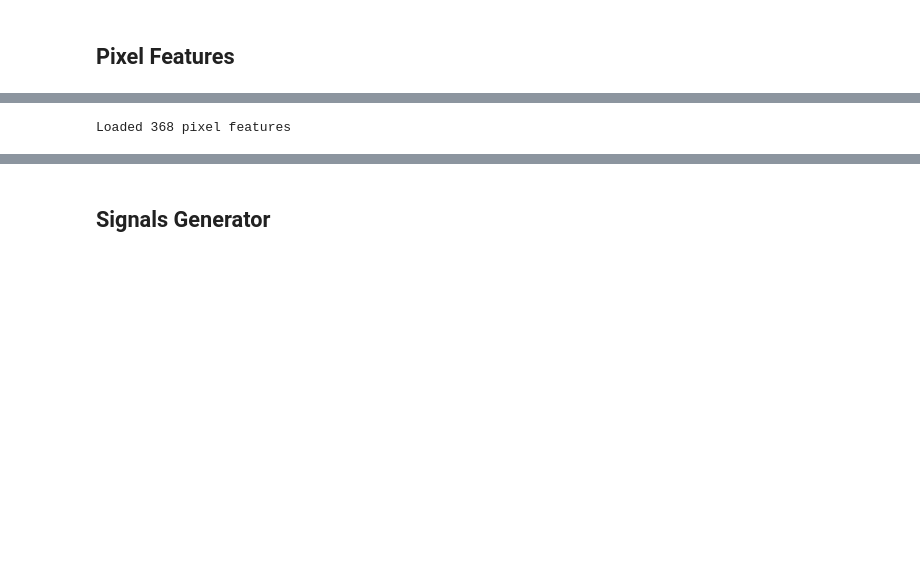
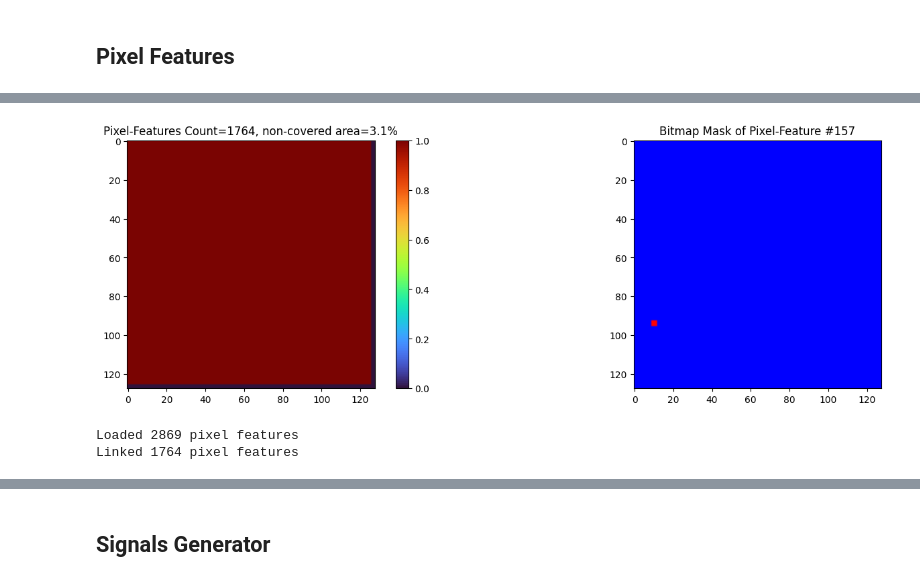
Before and after one commit to kocherovms/neurovision, a Jupyter notebook: mnist_recognition/transf_learn12.ipynb, the cells around one changed output, grey strips where cells are left out. Cells and saved outputs as stored; diff of their text form; code cells hidden in the pictures; blank space fills up the shorter version.

```diff
--- a/mnist_recognition/transf_learn12.ipynb
+++ b/mnist_recognition/transf_learn12.ipynb
@@ -243,11 +321,12 @@ sbv_to_nzb = lambda sbv: list(map(int, np.flatnonzero(sbv)))
 rng_for_pixel_features = np.random.default_rng(HP_PIXEL_FEATURES_RANDOM_SEED)
 # %%
 class PixelFeature:
-    def __init__(self, x, y, radius, bitmap_mask):
+    def __init__(self, x, y, radius, bitmap_mask, dist_mask):
         self.x = x
         self.y = y
         self.radius = radius
         self.bitmap_mask = bitmap_mask
+        self.dist_mask = dist_mask
         self.sbv = None
 # %%
 radius_to_pattern = {}
@@ -349,3 +437,69 @@ im = ax2.imshow(vec_to_square_matrix(pixel_features[random_pixel_feature_ind].bi
+# %%
+radius = max(radius_to_pattern.keys())
+
+mgrid = np.mgrid[0:config.sample_size, 0:config.sample_size]
+xs = mgrid[0].ravel()
+ys = mgrid[1].ravel()
+xy_list = np.vstack([xs, ys]).T
+assert np.all(np.all((xy_list >= 0) & (xy_list < config.sample_size), axis=1))
+
+bitmap_padding = 0
+bitmap = np.zeros((config.sample_size + bitmap_padding * 2, config.sample_size + bitmap_padding * 2))
+pixel_features = []
+
+# for overlap in [0, 0.25, 0.5]:
+for overlap in [0]:
+    for xy in xy_list:
+        if len(pixel_features) >= HP_PIXEL_FEATURES_COUNT:
+            break
+
+        if bitmap[xy[1], xy[0]] != 0:
+            continue
+
+        pattern = radius_to_pattern[radius]
+        i0, j0 = bitmap_padding, bitmap_padding
+        i = i0 + xy[1]
+        j = j0 + xy[0]
+        i_lo = i - radius
+        i_hi = i + radius + 1
+        j_lo = j - radius
+        j_hi = j + radius + 1
+
+        if i_lo < 0 or j_lo < 0 or i_hi > config.sample_size or j_hi > config.sample_size:
+            continue
+
+        merge_site = bitmap[i_lo:i_hi,j_lo:j_hi]
+        merge_site_mask = np.where(merge_site != 0, 1, 0)
+        assert pattern.shape == merge_site.shape
+        overlap_ratio = np.where(pattern != 0, merge_site_mask, 0).sum() / pattern.sum()
+
+        if overlap_ratio > overlap:
+            continue
+
+        merge_site = merge_site + pattern
+        bitmap[i-radius:i+radius+1,j-radius:j+radius+1] = merge_site
+        pixel_feature_bitmap_mask = np.zeros_like(bitmap, dtype='f')
+        pixel_feature_bitmap_mask[i_lo:i_hi,j_lo:j_hi] = pattern
+        pixel_feature_bitmap_mask = pixel_feature_bitmap_mask[bitmap_padding:bitmap_padding+config.sample_size, bitmap_padding:bitmap_padding+config.sample_size]
+        pixel_feature_dist_mask = np.full_like(bitmap, config.sample_size, dtype='f')
+        pixel_feature_dist_mask[i_lo:i_hi,j_lo:j_hi] = radius_to_dist_pattern[radius]
+        pixel_feature = PixelFeature(x=int(xy[0]), y=int(xy[1]), radius=radius, bitmap_mask=pixel_feature_bitmap_mask.ravel(), dist_mask=pixel_feature_dist_mask.ravel())
+        pixel_features.append(pixel_feature)
+
+bitmap = bitmap[bitmap_padding:bitmap_padding+config.sample_size, bitmap_padding:bitmap_padding+config.sample_size]
+
+fig, (ax1, ax2) = plt.subplots(1, 2)
+fig.set_figwidth(18)
+
+ax1.set_title(f'Pixel-Features Count={len(pixel_features)}, non-covered area={(bitmap == 0).sum() / (bitmap.shape[0] ** 2) * 100:.1f}%')
+im = ax1.imshow(bitmap, cmap='turbo')
+fig.colorbar(im, ax=ax1);
+
+random_pixel_feature_ind = rng_for_pixel_features.choice(len(pixel_features))
+ax2.set_title(f'Bitmap Mask of Pixel-Feature #{random_pixel_feature_ind}')
+im = ax2.imshow(vec_to_square_matrix(pixel_features[random_pixel_feature_ind].bitmap_mask), cmap='bwr')
+# %% [output]
+[figure, added]
 # %%
 df_pixel_features = pd.read_sql('SELECT x, y, radius, nzb FROM features WHERE encoding=:encoding AND type=:type',
                                 params={'encoding': HP_SIGNAL_ENCODING, 'type': 'pixel'}, con=transfs_db_con)
@@ -354,12 +508,14 @@ unique_sbv_keys = set(map(lambda sbv: tuple(sorted(map(int, np.flatnonzero(sbv))
 assert len(unique_sbv_keys) == len(db_pixel_features_dict)
 print(f'Loaded {len(unique_sbv_keys)} pixel features')
 new_pixel_features = []
+linked_count = 0
 
 for pf in pixel_features:
     key = (pf.x, pf.y, pf.radius)
 
     if key in db_pixel_features_dict:
         pf.sbv = db_pixel_features_dict[key]
+        linked_count += 1
         continue
 
     attempts_to_generate_unique_sbv = 10
@@ -378,6 +534,8 @@ for pf in pixel_features:
 
     new_pixel_features.append(pf)
     pf.sbv = sbv
+
+print(f'Linked {linked_count} pixel features')
 
 if new_pixel_features:
     transfs_db_con.autocommit = False
@@ -398,7 +556,9 @@ if new_pixel_features:
     print(f'Created and persisted {len(new_pixel_features)} new pixel features')
 
 PIXEL_FEATURE_SBVS = np.array(list(map(lambda pf: pf.sbv, pixel_features)))
-PIXEL_FEATURE_BITMAP_MASKS = np.array(list(map(lambda pf: pf.bitmap_mask, pixel_features)))
+PIXEL_FEATURE_BITMAP_MASKS = xp.array(list(map(lambda pf: pf.bitmap_mask, pixel_features)))
+PIXEL_FEATURE_DIST_MASKS = xp.array(list(map(lambda pf: pf.dist_mask, pixel_features)))
 PIXEL_FEATURE_XY_ARRAY = np.array(list(map(lambda pf: (pf.x, pf.y), pixel_features)))
 # %% [output]
-Loaded 368 pixel features
+Loaded 2869 pixel features
+Linked 1764 pixel features
```
Also changed, not shown: parts of 47 cells of this notebook.
